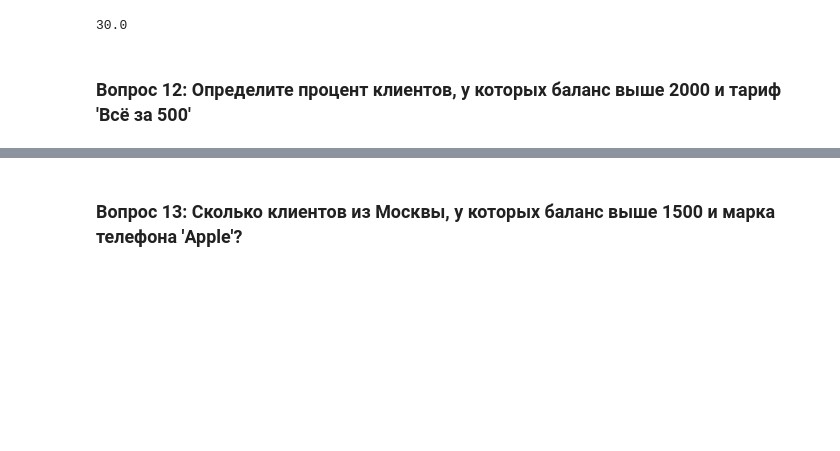
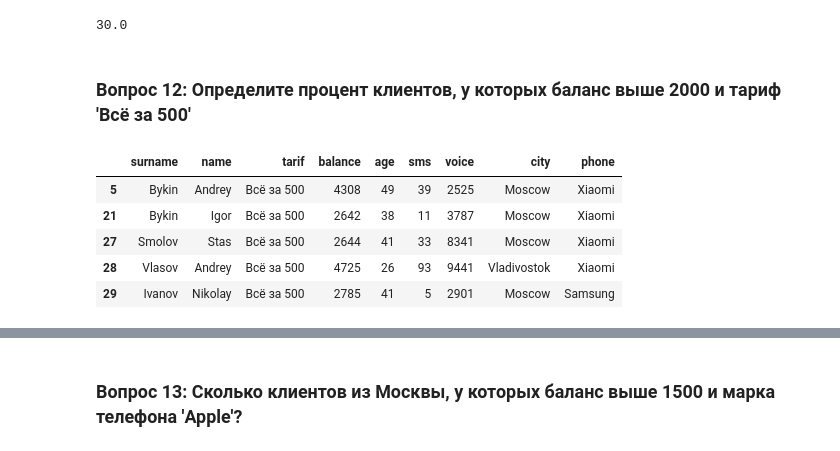
Before and after one commit to Sinrez/PythonProjects, a Jupyter notebook: кр1.ipynb, the cells around one changed output, grey strips where cells are left out. Cells and saved outputs as stored; diff of their text form; code cells hidden in the pictures; blank space fills up the shorter version.

```diff
--- a/кр1.ipynb
+++ b/кр1.ipynb
@@ -235,3 +236,13 @@ len(df.loc[df['balance'] > 4000]) / len(df) * 100
 30.0
 # %% [markdown]
 ### Вопрос 12: Определите процент клиентов, у которых баланс выше 2000 и тариф 'Всё за 500'
+# %%
+cl = df.loc[(df['balance'] > 2000) & (df['tarif'] == 'Всё за 500')]
+cl
+# %% [output]
+|  | surname | name | tarif | balance | age | sms | voice | city | phone |
+| 5 | Bykin | Andrey | Всё за 500 | 4308 | 49 | 39 | 2525 | Moscow | Xiaomi |
+| 21 | Bykin | Igor | Всё за 500 | 2642 | 38 | 11 | 3787 | Moscow | Xiaomi |
+| 27 | Smolov | Stas | Всё за 500 | 2644 | 41 | 33 | 8341 | Moscow | Xiaomi |
+| 28 | Vlasov | Andrey | Всё за 500 | 4725 | 26 | 93 | 9441 | Vladivostok | Xiaomi |
+| 29 | Ivanov | Nikolay | Всё за 500 | 2785 | 41 | 5 | 2901 | Moscow | Samsung |
```
Also changed, not shown: parts of 8 cells of this notebook.
